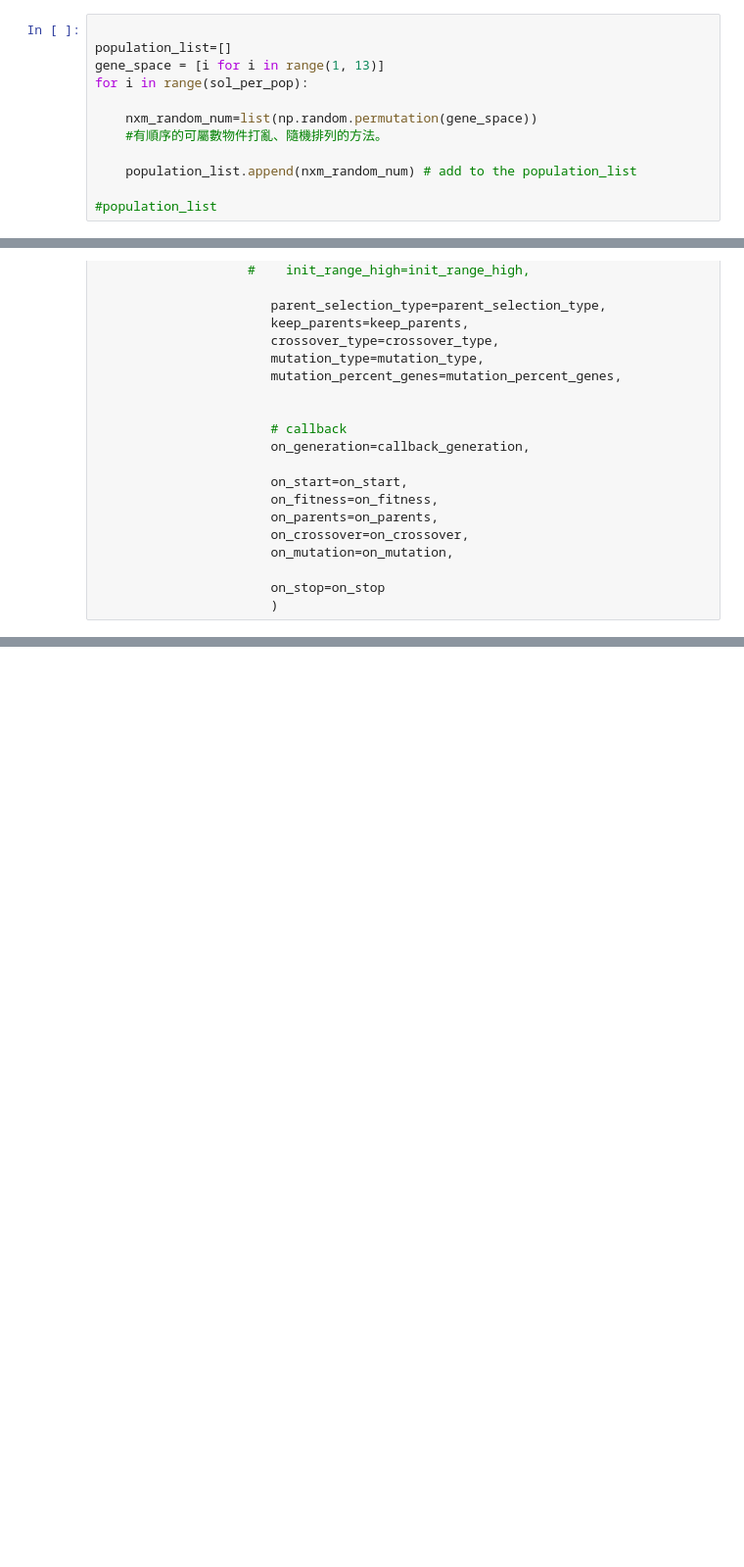
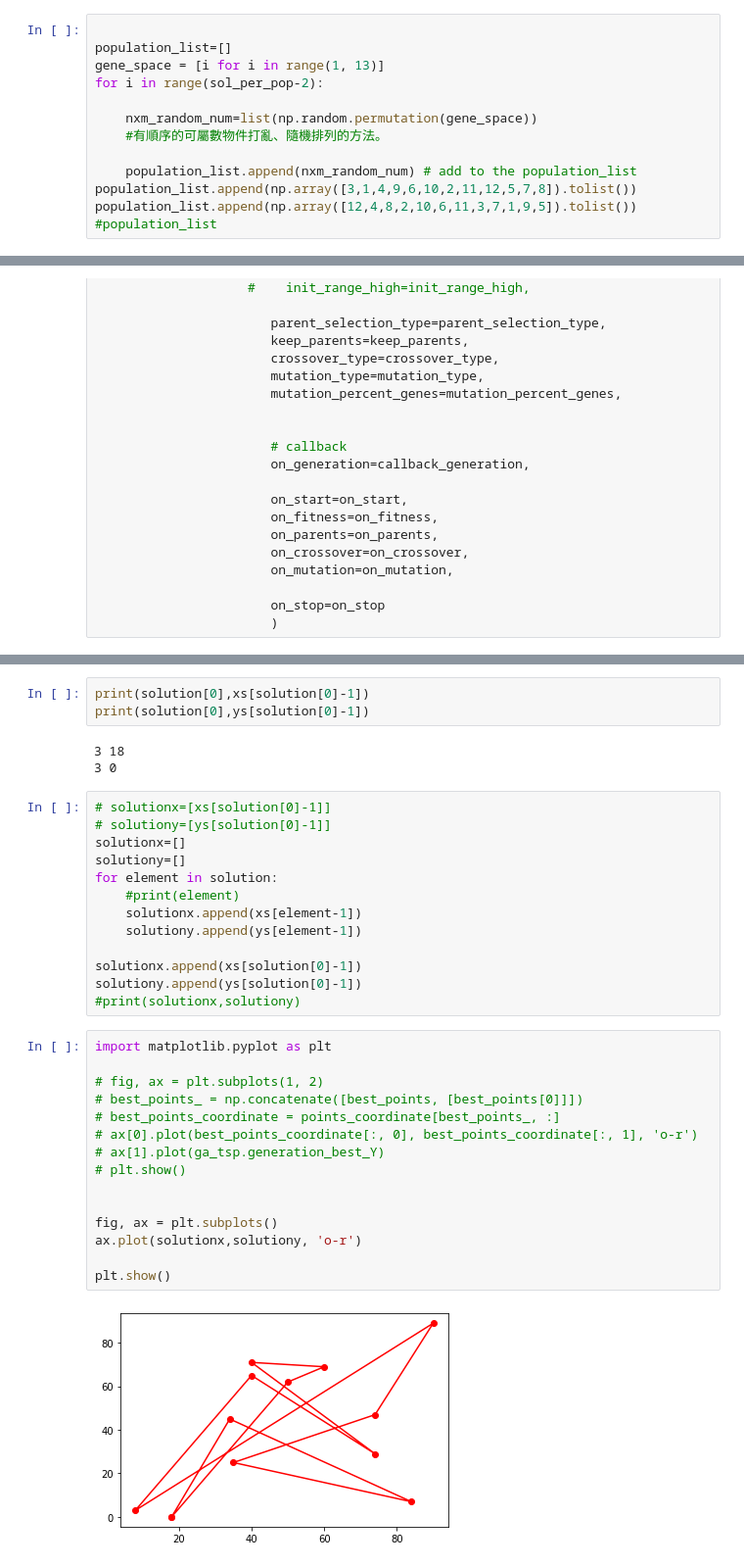
Before and after one commit to lokcyi/AI, a Jupyter notebook: ClassMaterial/20210219_GA_簡介/pygad.ipynb, the cells around one changed output, grey strips where cells are left out. Shown: that part at 98% size. Saved outputs shown, nothing was run; the diff lists cells and outputs as text; blank space fills up the shorter version.

```diff
--- a/ClassMaterial/20210219_GA_簡介/pygad.ipynb
+++ b/ClassMaterial/20210219_GA_簡介/pygad.ipynb
@@ -127,13 +245,14 @@ last_fitness = 0
 
 population_list=[]
 gene_space = [i for i in range(1, 13)]
-for i in range(sol_per_pop):
+for i in range(sol_per_pop-2):
 
     nxm_random_num=list(np.random.permutation(gene_space))
     #有順序的可屬數物件打亂、隨機排列的方法。
 
     population_list.append(nxm_random_num) # add to the population_list
-
+population_list.append(np.array([3,1,4,9,6,10,2,11,12,5,7,8]).tolist())
+population_list.append(np.array([12,4,8,2,10,6,11,3,7,1,9,5]).tolist())
 #population_list
 # %%
 
@@ -216,0 +370,36 @@ print("\n\n\n")
+# %%
+print(solution[0],xs[solution[0]-1])
+print(solution[0],ys[solution[0]-1])
+# %% [output]
+3 18
+3 0
+# %%
+# solutionx=[xs[solution[0]-1]]
+# solutiony=[ys[solution[0]-1]]
+solutionx=[]
+solutiony=[]
+for element in solution:
+    #print(element)
+    solutionx.append(xs[element-1])
+    solutiony.append(ys[element-1])
+
+solutionx.append(xs[solution[0]-1])
+solutiony.append(ys[solution[0]-1])
+#print(solutionx,solutiony)
+# %%
+import matplotlib.pyplot as plt
+
+# fig, ax = plt.subplots(1, 2)
+# best_points_ = np.concatenate([best_points, [best_points[0]]])
+# best_points_coordinate = points_coordinate[best_points_, :]
+# ax[0].plot(best_points_coordinate[:, 0], best_points_coordinate[:, 1], 'o-r')
+# ax[1].plot(ga_tsp.generation_best_Y)
+# plt.show()
+
+
+fig, ax = plt.subplots()
+ax.plot(solutionx,solutiony, 'o-r')
+
+plt.show()
+# %% [output]
+[figure, added]
```
Also changed, not shown: parts of 11 cells of this notebook, 8 other files.
